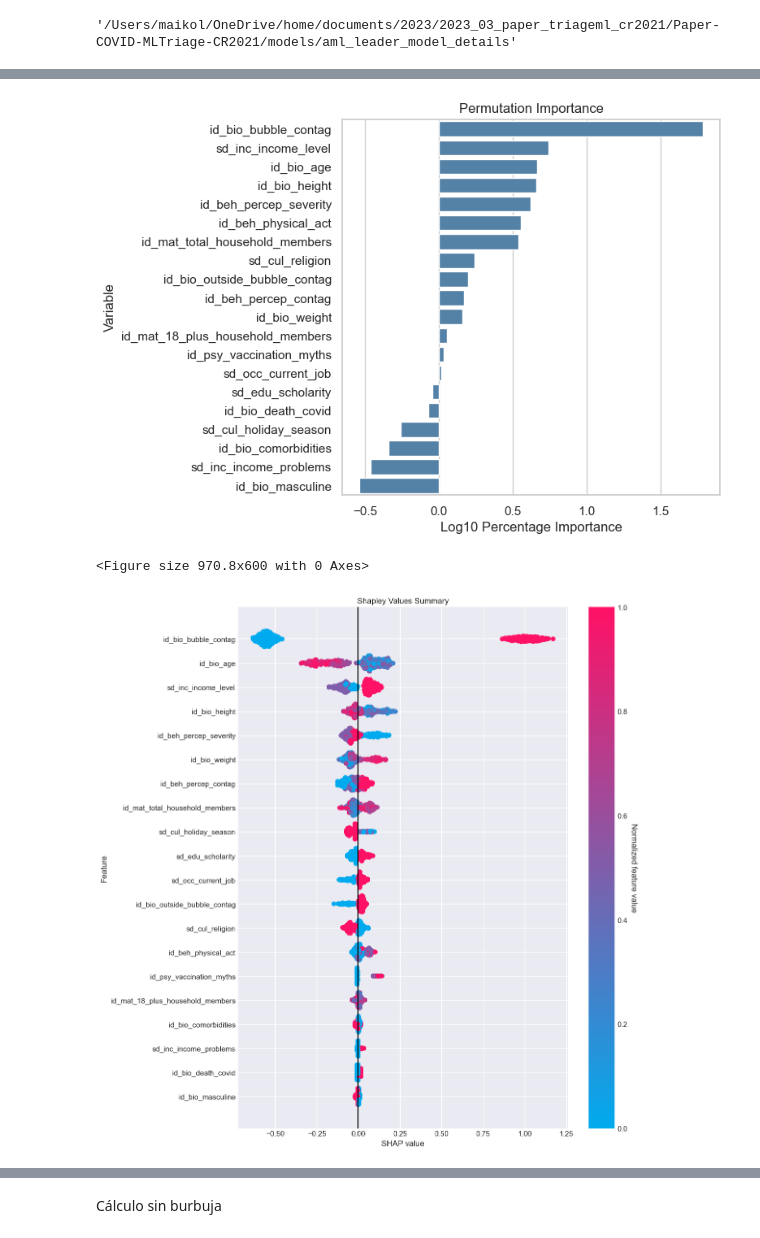
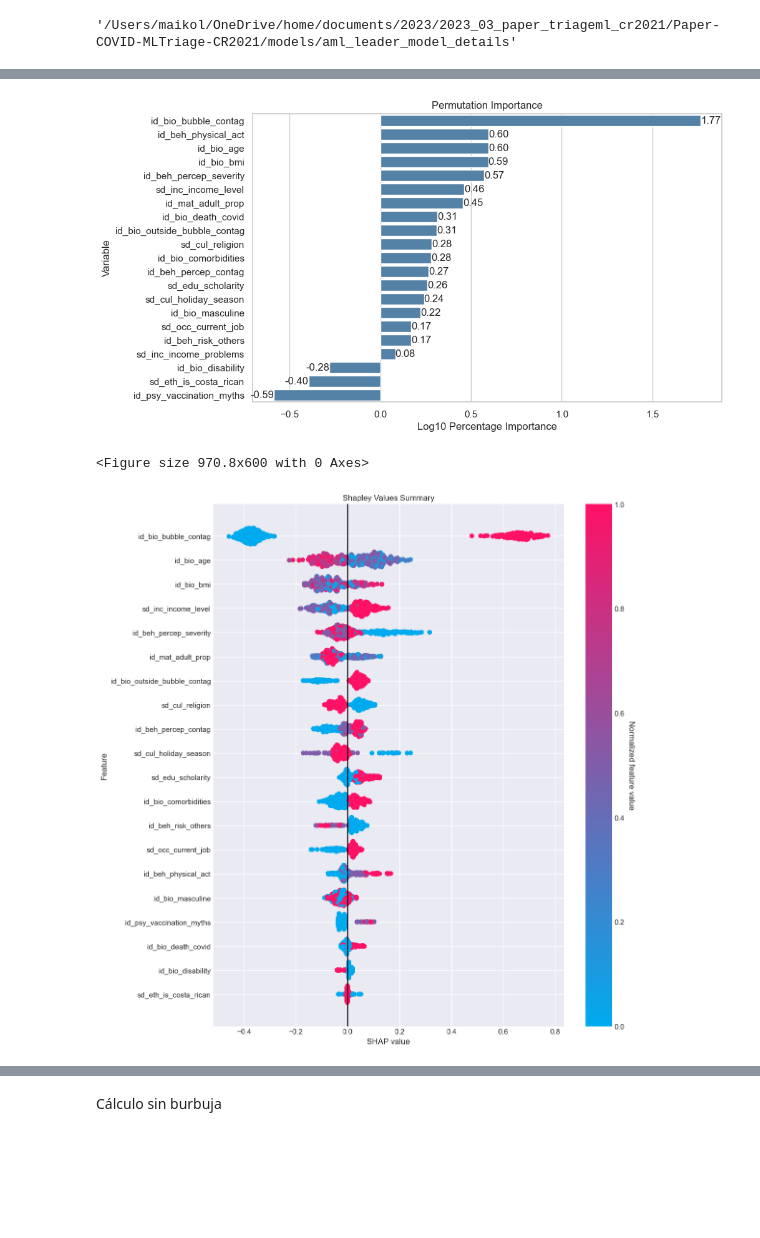
Before and after one commit to maikol-solis/Paper-COVID-MLTriage-CR2021, a Jupyter notebook: b_model_fit_h2o.ipynb, the cells around one changed output, grey strips where cells are left out. Cells and saved outputs as stored; diff of their text form; code cells hidden in the pictures; blank space fills up the shorter version.

```diff
--- a/b_model_fit_h2o.ipynb
+++ b/b_model_fit_h2o.ipynb
@@ -165,16 +266,18 @@ col_types = {
     "sd_cul_holiday_season": "enum",
     "id_bio_masculine": "enum",
     "id_bio_age": "numeric",
-    "id_bio_weight": "numeric",
-    "id_bio_height": "numeric",
+    "id_bio_bmi": "numeric",
+    #    "id_bio_weight": "numeric",
+    #   "id_bio_height": "numeric",
     "sd_edu_scholarity": "enum",
     "sd_occ_current_job": "enum",
     "sd_eth_is_costa_rican": "enum",
     "id_bio_comorbidities": "enum",
     "sd_cul_religion": "enum",
     "id_bio_disability": "enum",
-    "id_mat_18_plus_household_members": "numeric",
-    "id_mat_total_household_members": "numeric",
+    "id_mat_adult_prop": "numeric",
+    # "id_mat_18_plus_household_members": "numeric",
+    # "id_mat_total_household_members": "numeric",
 }
 
 train_h2o = h2o.H2OFrame(train, column_types=col_types)
@@ -220,4 +323,11 @@ aml = H2OAutoML(
 # %%
-aml.train(y=y, training_frame=train_h2o)
+# aml.train(y=y, training_frame=train_h2o)
+# h2o.save_model(
+#     aml.leader,
+#     path="models/",
+#     force=True,
+#     filename="aml_leader_model",
+#     export_cross_validation_predictions=True,
+# )
 # %% [output]
 AutoML progress: |███████████████████████████████████████████████████████████████| (done) 100%
@@ -250,0 +335,5 @@ h2o.save_model(
+# %%
+if "aml" in locals() and isinstance(aml, h2o.automl.autoh2o.H2OAutoML):
+    aml_leader = aml.leader
+else:
+    aml_leader = h2o.load_model("models/aml_leader_model")
@@ -337,38 +448,39 @@ plt.show()
 # %%
-perm_imp = aml.leader.permutation_importance(
+perm_imp = aml_leader.permutation_importance(
     frame=test_h2o, n_repeats=100, metric="PR_AUC", seed=42
 )
 perm_imp = perm_imp.as_data_frame()
 perm_imp["mean"] = perm_imp[perm_imp.columns[1:]].mean(axis=1)
 perm_imp = perm_imp.sort_values(by="mean", ascending=False)
 perm_imp["Scaled Importance"] = perm_imp["mean"] / perm_imp["mean"].sum()
 
 # perm_imp = perm_imp.as_data_frame()
 perm_imp = perm_imp[perm_imp["Scaled Importance"] > 0]
-perm_imp["log_scaled_importance"] = np.log10(
-    perm_imp["Scaled Importance"] * 100)
+perm_imp["log_scaled_importance"] = np.log10(perm_imp["Scaled Importance"] * 100)
 
 h = 6
-w = 6
+w = h * 1.618
 # Create plot using seaborn
 sns.set(style="whitegrid")
 plt.figure(figsize=(w, h))  # set the figure size
-sns.barplot(x="log_scaled_importance", y="Variable",
-            data=perm_imp, color="steelblue")
+ax = sns.barplot(
+    x="log_scaled_importance", y="Variable", data=perm_imp, color="steelblue"
+)
+ax.bar_label(ax.containers[0], fmt="%.2f")
 
 # Set informative labels for the plot
 plt.title("Permutation Importance")
 plt.xlabel("Log10 Percentage Importance")
 plt.ylabel("Variable")
 
 # Set the x-axis limits to adjust the scale
 # plt.xlim(0, 1)
 
 # Save plot to pdf file
 plt.savefig("img/plot_perm_imp.pdf", bbox_inches="tight")
 plt.show()
 # %% [output]
-[figure, old version]
+[figure, new version]
 # %%
 h = 6
 w = h * 1.618
@@ -377,14 +489,14 @@ plt.style.use("seaborn-v0_8-dark")
 plt.figure(figsize=(w, h))  # set the figure size
 
 
-shap_plot = aml.leader.shap_summary_plot(test_h2o, alpha=1, samples=3000)
+shap_plot = aml_leader.shap_summary_plot(test_h2o, alpha=1, samples=3000)
 
 
 plt.title("Shapley Values Summary")
 plt.savefig("img/plot_shap.pdf", bbox_inches="tight")
 # %% [output]
 <Figure size 970.8x600 with 0 Axes>
-[figure, old version]
+[figure, new version]
 # %%
 import seaborn as sns
 from sklearn.metrics import roc_curve, auc
```
Also changed, not shown: parts of 23 cells of this notebook, 19 other files.
